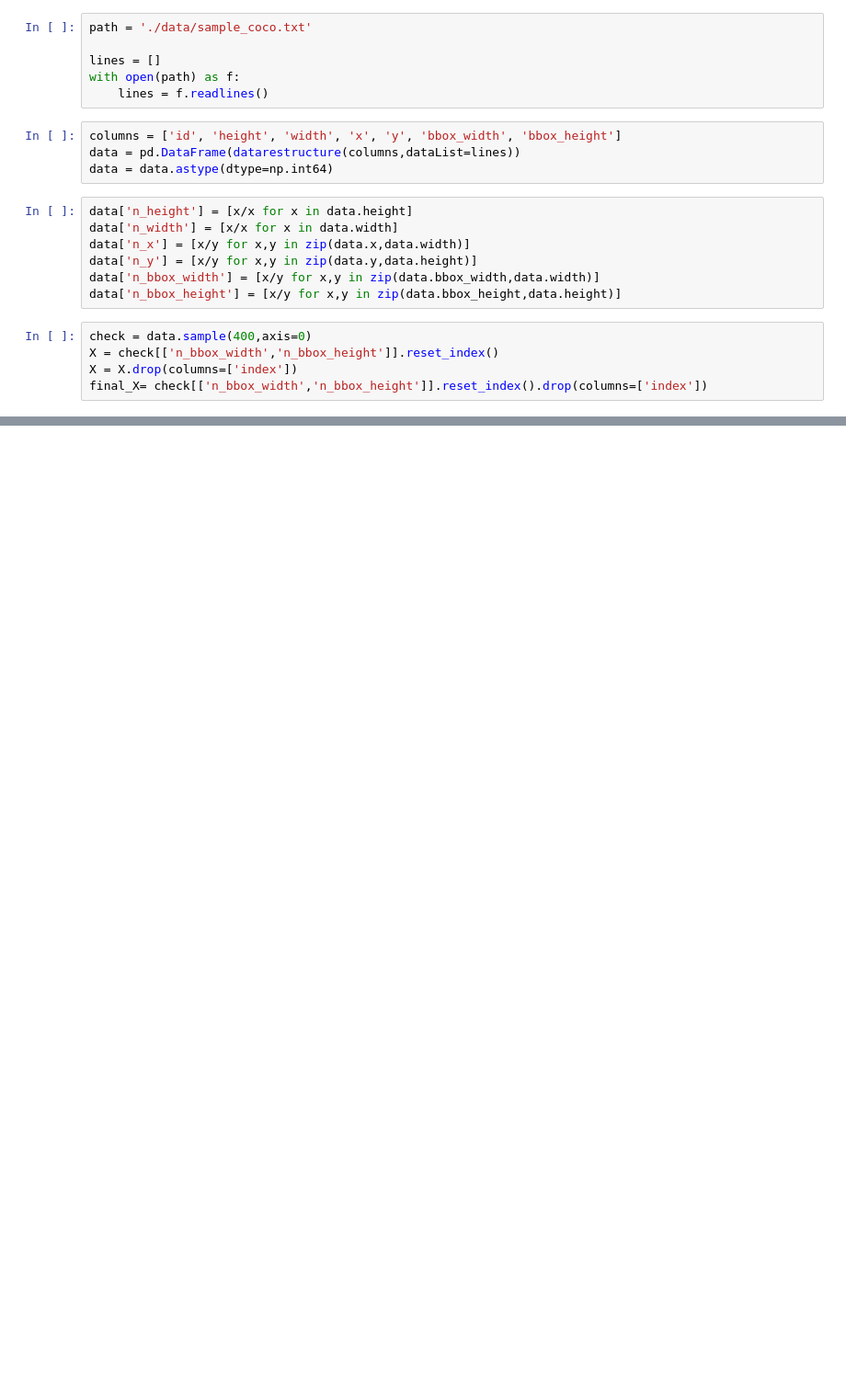
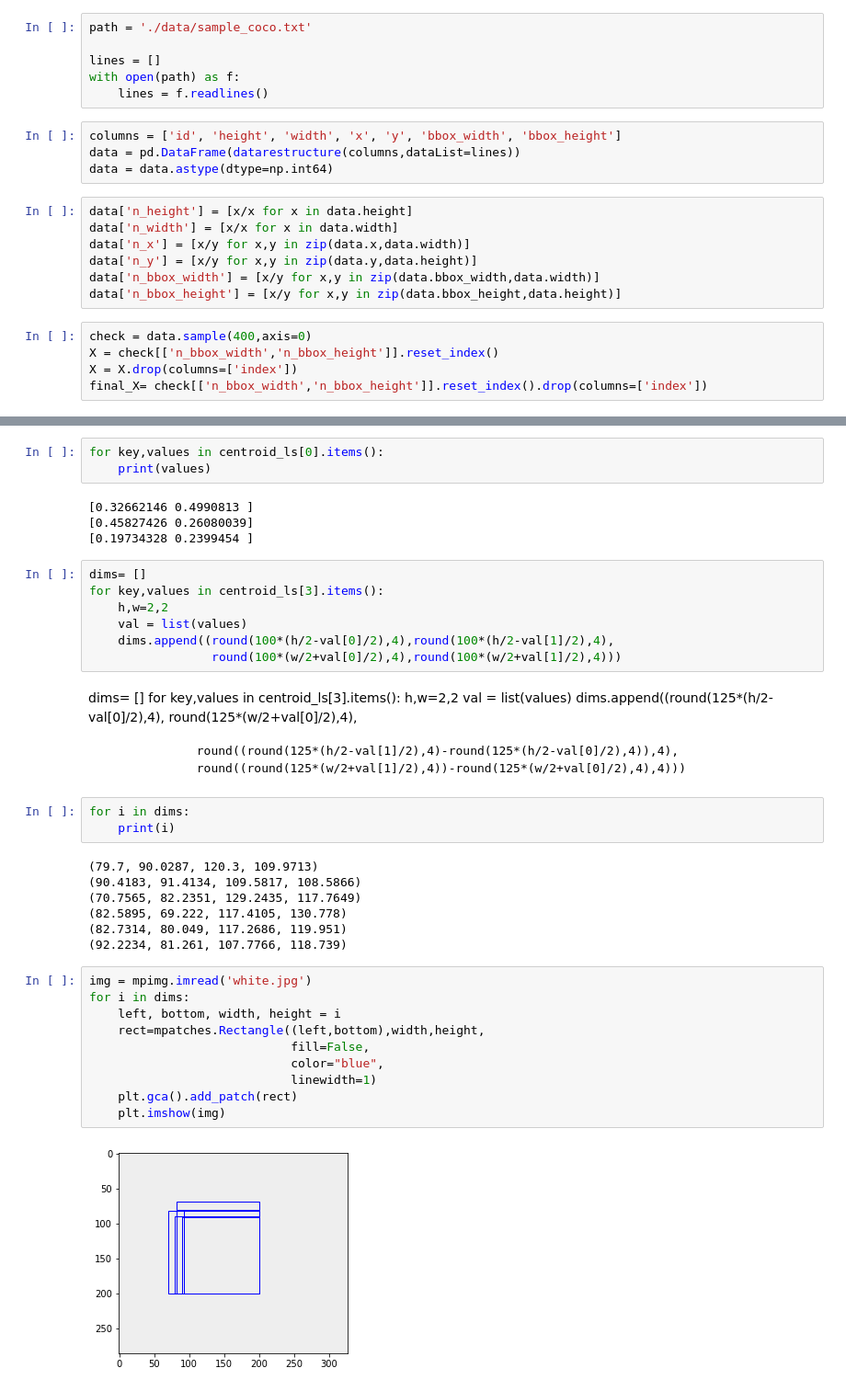
Before and after one commit to RajamannarAanjaram/EVA-6, a Jupyter notebook: assignment_10/part_b/Assignment-B.ipynb, the cells around one changed output, grey strips where cells are left out. Shown at 92% size. Saved outputs shown, nothing was run; the diff lists cells and outputs as text; blank space fills up the shorter version.

```diff
--- a/assignment_10/part_b/Assignment-B.ipynb
+++ b/assignment_10/part_b/Assignment-B.ipynb
@@ -69,0 +74,46 @@ for anchor in np.arange(3,7):
+# %%
+for key,values in centroid_ls[0].items():
+    print(values)
+# %% [output]
+[0.32662146 0.4990813 ]
+[0.45827426 0.26080039]
+[0.19734328 0.2399454 ]
+# %%
+dims= []
+for key,values in centroid_ls[3].items():
+    h,w=2,2
+    val = list(values)
+    dims.append((round(100*(h/2-val[0]/2),4),round(100*(h/2-val[1]/2),4),
+                 round(100*(w/2+val[0]/2),4),round(100*(w/2+val[1]/2),4)))
+# %% [markdown]
+dims= []
+for key,values in centroid_ls[3].items():
+    h,w=2,2
+    val = list(values)
+    dims.append((round(125*(h/2-val[0]/2),4),
+                 round(125*(w/2+val[0]/2),4),
+
+                 round((round(125*(h/2-val[1]/2),4)-round(125*(h/2-val[0]/2),4)),4),
+                 round((round(125*(w/2+val[1]/2),4))-round(125*(w/2+val[0]/2),4),4)))
+# %%
+for i in dims:
+    print(i)
+# %% [output]
+(79.7, 90.0287, 120.3, 109.9713)
+(90.4183, 91.4134, 109.5817, 108.5866)
+(70.7565, 82.2351, 129.2435, 117.7649)
+(82.5895, 69.222, 117.4105, 130.778)
+(82.7314, 80.049, 117.2686, 119.951)
+(92.2234, 81.261, 107.7766, 118.739)
+# %%
+img = mpimg.imread('white.jpg')
+for i in dims:
+    left, bottom, width, height = i
+    rect=mpatches.Rectangle((left,bottom),width,height,
+                            fill=False,
+                            color="blue",
+                            linewidth=1)
+    plt.gca().add_patch(rect)
+    plt.imshow(img)
+# %% [output]
+[figure, added]
```
Also changed, not shown: parts of 2 cells of this notebook, 4 other files.
